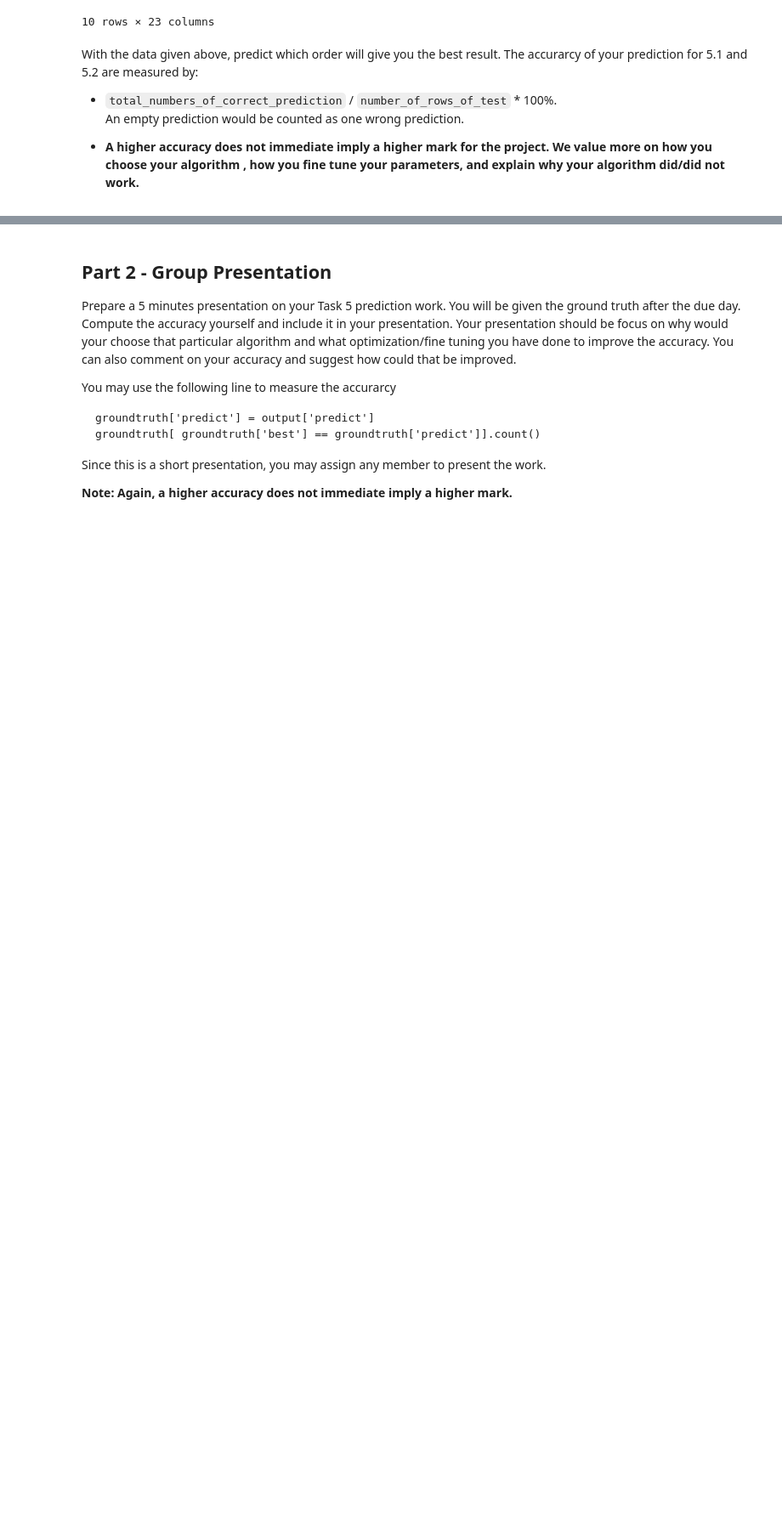
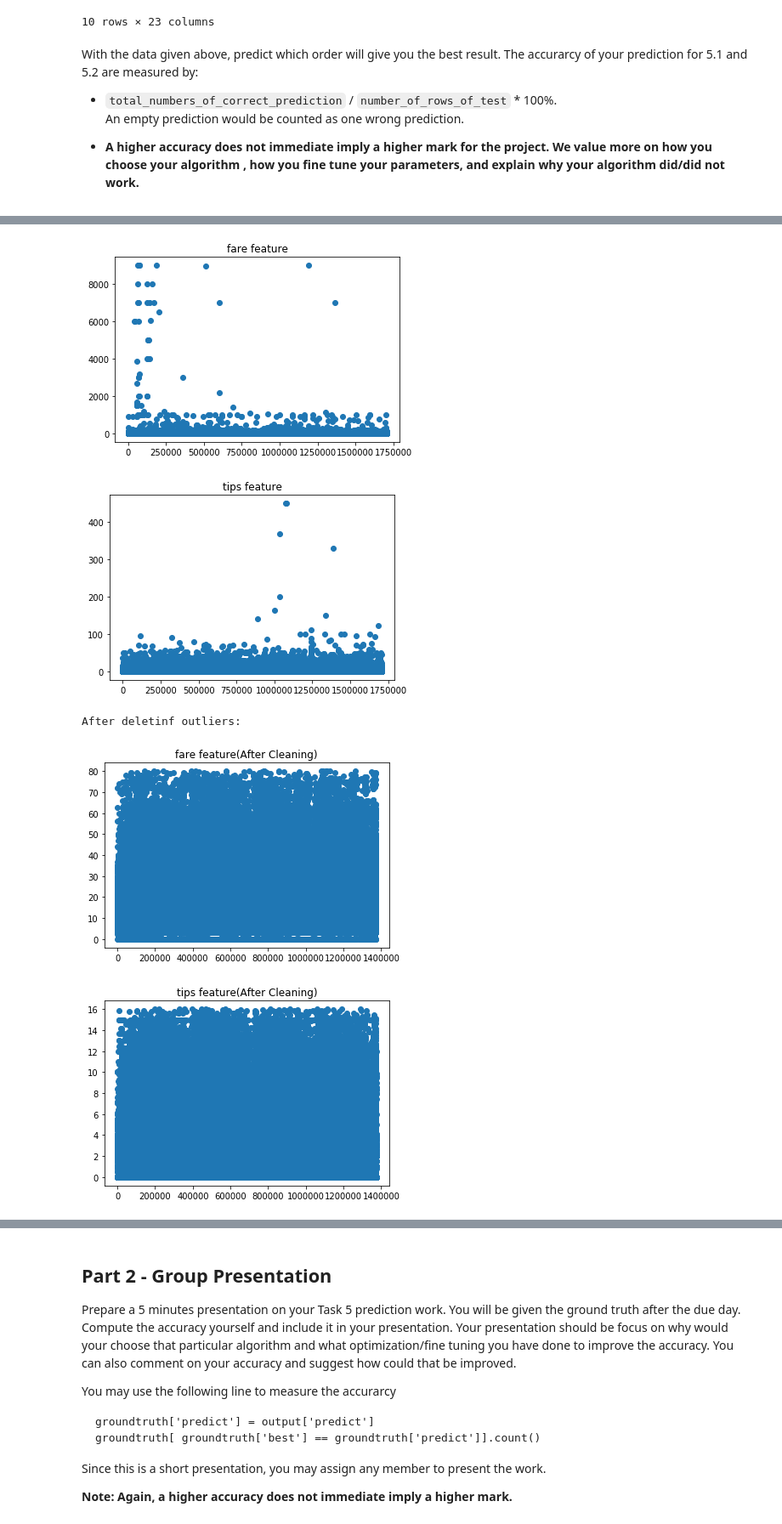
Before and after one commit to LEOch007/DM_project_taxi, a Jupyter notebook: CSIT5210 Assignment.ipynb, the cells around one changed output, grey strips where cells are left out. Shown at 85% size. Cells and saved outputs as stored; diff of their text form; code cells hidden in the pictures; blank space fills up the shorter version.

```diff
--- a/CSIT5210 Assignment.ipynb
+++ b/CSIT5210 Assignment.ipynb
@@ -877,0 +851,24 @@ An empty prediction would be counted as one wrong prediction.
+# %%
+# outlier detection
+plt.scatter(range(len(X)), X['fare'])
+plt.title('fare feature')
+plt.show()
+plt.scatter(range(len(X)), X['tips'])
+plt.title('tips feature')
+plt.show()
+
+print('After deletinf outliers:')
+
+X = clean_dataset(X)
+plt.scatter(range(len(X)), X['fare'])
+plt.title('fare feature(After Cleaning)')
+plt.show()
+plt.scatter(range(len(X)), X['tips'])
+plt.title('tips feature(After Cleaning)')
+plt.show()
+# %% [output]
+[figure, added]
+[figure, added]
+After deletinf outliers:
+[figure, added]
+[figure, added]
```
Also changed, not shown: parts of 15 cells of this notebook.
